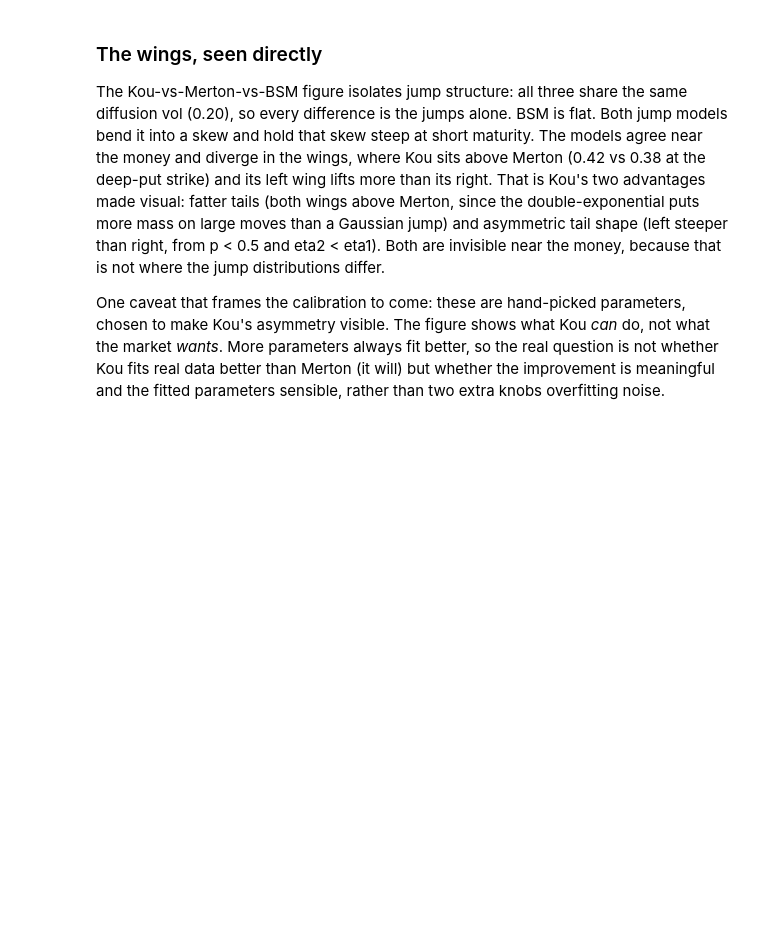
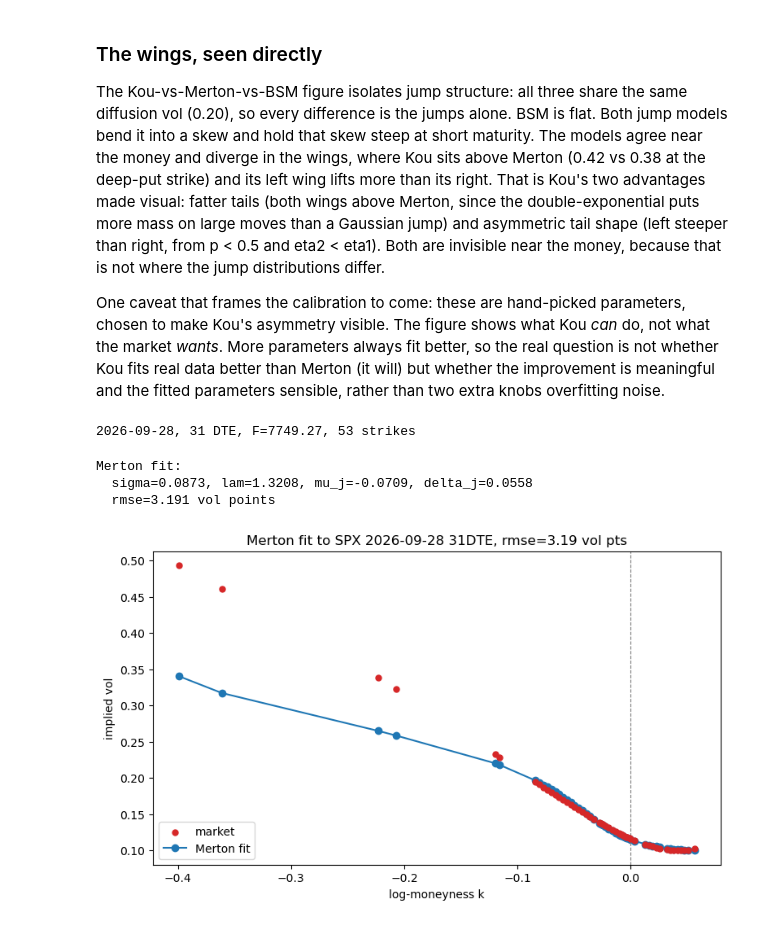
Before and after one commit to Kunvuthi/quant-project, a Jupyter notebook: notebooks/13_kou_model.ipynb, the cells around one changed output. Saved outputs shown, nothing was run; the diff lists cells and outputs as text; code cells hidden in the pictures; blank space fills up the shorter version.

Commit message:
Fit Merton and Kou to SPX data

```diff
--- a/notebooks/13_kou_model.ipynb
+++ b/notebooks/13_kou_model.ipynb
@@ -273,3 +273,51 @@ parameters, chosen to make Kou's asymmetry visible. The figure shows what Kou
 real question is not whether Kou fits real data better than Merton (it will) but
 whether the improvement is meaningful and the fitted parameters sensible, rather
 than two extra knobs overfitting noise.
+# %%
+from data.option_chain import fetch_chain_cboe, build_slice
+from calibration.implied_vol import bsm_implied_vol
+from models.bsm import bsm_vega
+import numpy as np
+
+R = 0.045
+all_opts, spot = fetch_chain_cboe("^SPX")
+s = build_slice(all_opts, spot, target_days=30, r=R,
+                bsm_implied_vol=bsm_implied_vol, bsm_vega=bsm_vega)
+
+k, iv_market, weights = s["k"], s["iv"], s["weights"]
+F, T, dte, expiry = s["F"], s["T"], s["dte"], s["expiry"]
+strikes = F * np.exp(k)   # absolute strikes for the COS pricers
+print(f"{expiry}, {dte} DTE, F={F:.2f}, {len(k)} strikes")
+# %% [output]
+2026-09-28, 31 DTE, F=7749.27, 53 strikes
+# %%
+from calibration.jumps import calibrate_merton, calibrate_kou
+
+mp, m_rmse = calibrate_merton(k, iv_market, F, T, R, weights=weights)
+print("Merton fit:")
+print(f"  sigma={mp.sigma:.4f}, lam={mp.lam:.4f}, mu_j={mp.mu_j:.4f}, delta_j={mp.delta_j:.4f}")
+print(f"  rmse={m_rmse*100:.3f} vol points")
+# %% [output]
+Merton fit:
+  sigma=0.0873, lam=1.3208, mu_j=-0.0709, delta_j=0.0558
+  rmse=3.191 vol points
+# %%
+from models.bsm import bsm_price
+
+strikes = F * np.exp(k)
+model_iv = np.array([
+    bsm_implied_vol(merton_cos_price(F, R, R, T, mp.sigma, mp.lam, mp.mu_j, mp.delta_j, K, "call"),
+                    F, K, T, R, "call", b=0.0)
+    for K in strikes
+])
+
+fig, ax = plt.subplots(figsize=(9, 5))
+ax.scatter(k, iv_market, s=25, color="tab:red", zorder=3, label="market")
+ax.plot(k, model_iv, "o-", color="tab:blue", label="Merton fit")
+ax.axvline(0, color="gray", ls="--", lw=0.8)
+ax.set_xlabel("log-moneyness k"); ax.set_ylabel("implied vol")
+ax.set_title(f"Merton fit to SPX {expiry} {dte}DTE, rmse={m_rmse*100:.2f} vol pts")
+ax.legend()
+plt.show()
+# %% [output]
+[figure, added]
```
Also changed, not shown: parts of 4 cells of this notebook.
